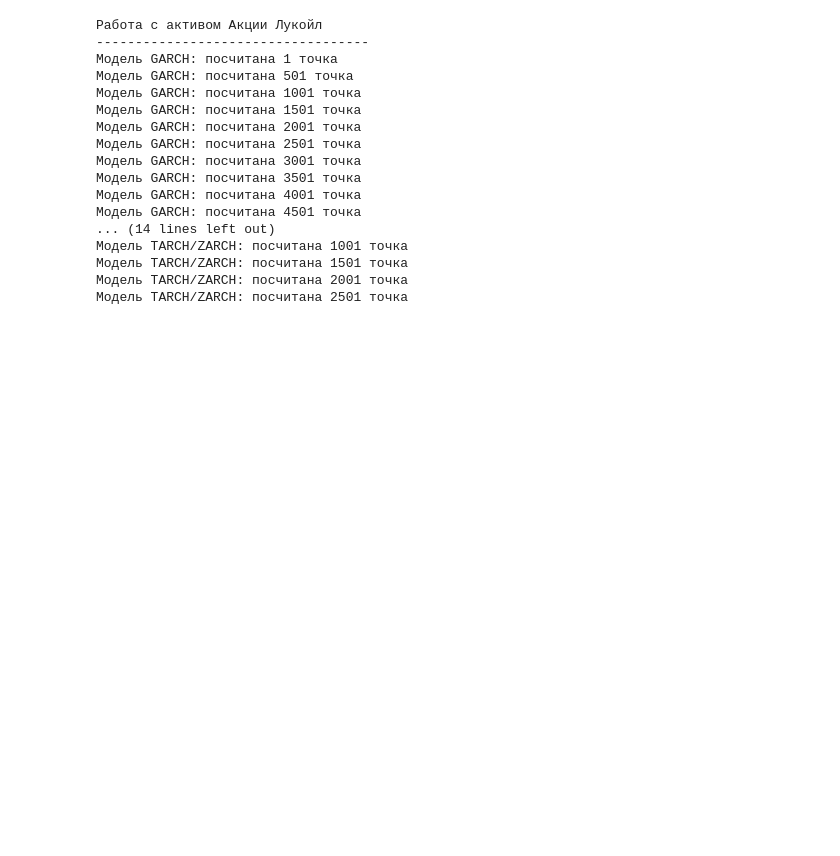
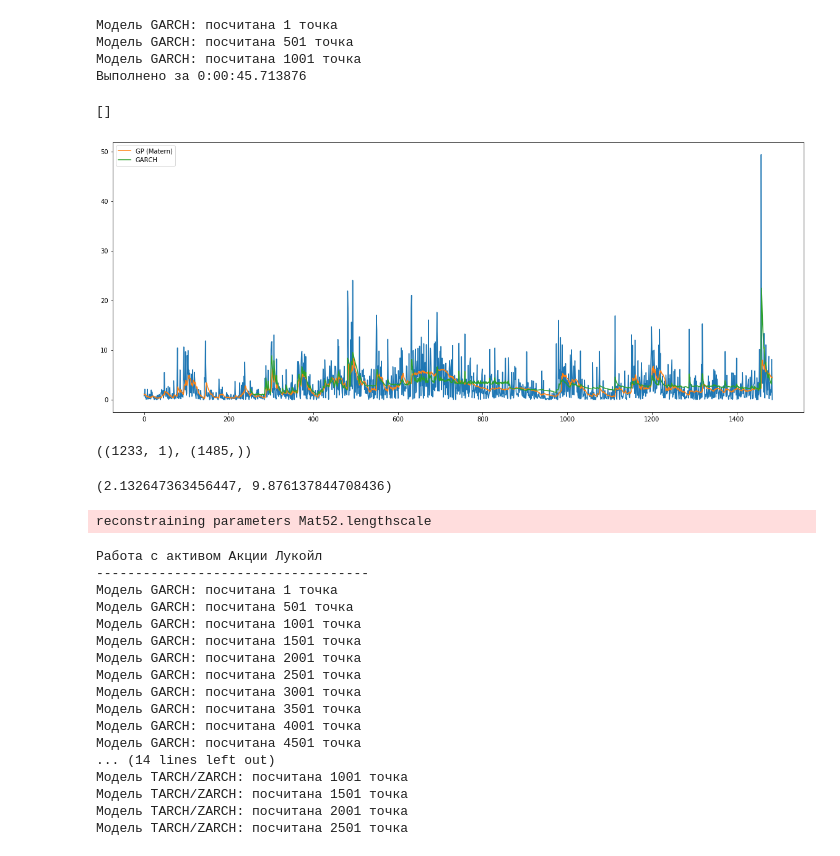
Before and after one commit to georgypv/time-series-analysis, a Jupyter notebook: evaluation.ipynb, the cells around one changed output. Cells and saved outputs as stored; diff of their text form; code cells hidden in the pictures; blank space fills up the shorter version.

```diff
--- a/evaluation.ipynb
+++ b/evaluation.ipynb
@@ -124,3 +127,32 @@ def fixed_window_garch(ts, window_size=252, model_params=('Garch',1,0,1, 2.0, 'N
     dt2 = datetime.now() - dt1
     print('Выполнено за {}'.format(dt2))
     return fcst_var
+# %%
+def fixed_window_GP(ts, kernel, window_size = 252):
+    from datetime import datetime
+    dt1 = datetime.now()
+    ts_forecasts = {}
+    ts_forecasts['GP'] = []
+
+    first = 0
+    last = window_size
+
+    ts = ts.reset_index(drop=True)
+    ts = np.array(ts)
+
+    for t in range(ts.shape[0] - window_size):
+        X = np.arange(t, window_size+t).reshape(-1,1)
+        y = ts[t:window_size+t].reshape(-1,1)
+        GP_model = GPy.models.GPRegression(X,y, kernel)
+        GP_model.optimize()
+        fcst, var = GP_model.predict(np.array([[window_size+t]]))
+        ts_forecasts['GP'].append(fcst[0][0])
+        if t%500 == 0:
+            print('Модель GP ({}): посчитана {} точка'.format(GP_model.kern.name,t + 1))
+
+    fcst_df = pd.DataFrame(ts_forecasts)
+    dt2 = datetime.now() - dt1
+    print('Выполнено за {}'.format(dt2))
+    return fcst_df
+# %%
+df_mat = fixed_window_GP(ts, kernel=ker_mat)
@@ -126,0 +177,20 @@ def fixed_window_garch(ts, window_size=252, model_params=('Garch',1,0,1, 2.0, 'N
+# %%
+df2 = fixed_window_garch(ts)
+# %% [output]
+Модель GARCH: посчитана 1 точка
+Модель GARCH: посчитана 501 точка
+Модель GARCH: посчитана 1001 точка
+Выполнено за 0:00:45.713876
+# %%
+ttt = ts[252:].reset_index(drop=True)
+# %%
+plt.figure(figsize=(20,8))
+plt.plot(ttt)
+# plt.plot(dddf, label='GP')
+plt.plot(df_mat, label='GP (Matern)')
+plt.plot(np.sqrt(df2), label='GARCH')
+plt.legend()
+plt.plot()
+# %% [output]
+[]
+[figure, added]
@@ -127,3 +200,21 @@ def fixed_window_garch(ts, window_size=252, model_params=('Garch',1,0,1, 2.0, 'N
+# %%
+df2.shape, ttt.shape
+# %% [output]
+((1233, 1), (1485,))
+# %%
+mean_absolute_error(ttt[252:],df_mat[252:]) , mean_absolute_error(ttt[252:],df2)
+# %% [output]
+(2.132647363456447, 9.876137844708436)
+# %%
+k = GPy.kern.Matern52(1)
+k.lengthscale.constrain_bounded(1e-2, 1e1)
+# k2 = GPy.kern.StdPeriodic(1)
+# k2.period.constrain_bounded(1e-2, 1e1)
+# k2.lengthscale.constrain_bounded(1e-2, 1e1)
+
+# k = k1 + k2
+# %% [output]
+reconstraining parameters Mat52.lengthscale
 # %%
 garch_param_dict = {
                     'GARCH': ('Garch',1,0,1, 2.0, 'Normal'),
```
Also changed, not shown: parts of 14 cells of this notebook, 1 other file.
